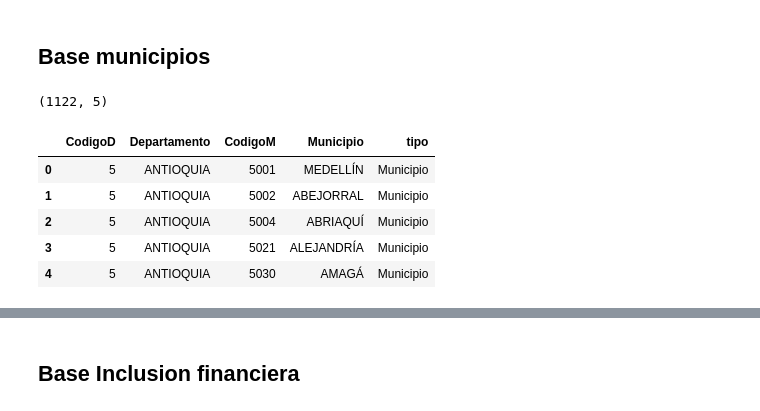
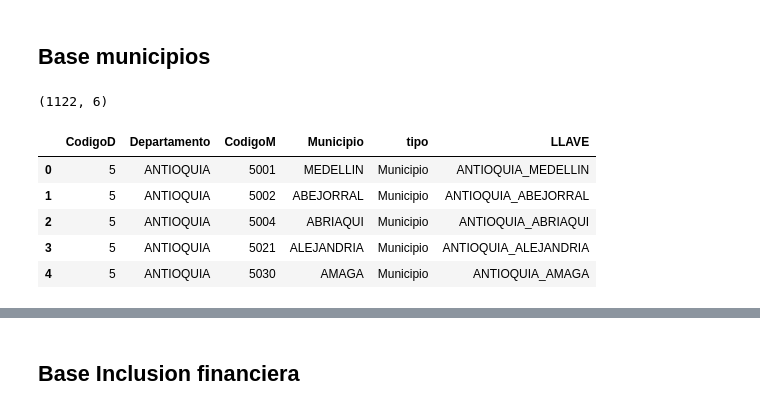
Before and after one commit to Crismaro19/ProyectoGerenciaProyectosAnaliticos, a Jupyter notebook: Codigo/Analisis_y_modelo.ipynb, the cells around one changed output, grey strips where cells are left out. Drawn from its saved outputs; the diff is of its cells as text; code cells hidden in the pictures.

Commit message:
Se estandarizan nombres de municipios para cruce con base inclusion financiera

```diff
--- a/Codigo/Analisis_y_modelo.ipynb
+++ b/Codigo/Analisis_y_modelo.ipynb
@@ -88,15 +90,27 @@ def crear_grafico_dispersion(modelo_fit, df, y):
 # %%
 # Base Municipios
 df_base = pd.read_excel("../Data/DIVIPOLA_Municipios.xlsx")
 
+df_base['Departamento'] = df_base['Departamento'].apply(unidecode)
+df_base['Municipio'] = df_base['Municipio'].apply(unidecode)
+df_base['Municipio'] = df_base['Municipio'].replace('SAN ANDRES DE TUMACO', 'TUMACO')
+df_base['Municipio'] = df_base['Municipio'].replace('SAN JOSE DE CUCUTA', 'CUCUTA')
+df_base['Municipio'] = df_base['Municipio'].replace('CARTAGENA DE INDIAS', 'CARTAGENA')
+df_base['Municipio'] = df_base['Municipio'].replace('VILLA DE SAN DIEGO DE UBATE', 'UBATE')
+df_base['Municipio'] = df_base['Municipio'].replace('SANTIAGO DE CALI', 'CALI')
+df_base['Municipio'] = df_base['Municipio'].replace('BOGOTA, D.C.', 'BOGOTA')
+df_base['Departamento'] = df_base['Departamento'].replace('BOGOTA, D.C.', 'BOGOTA')
+
+df_base['LLAVE'] = df_base['Departamento']+'_'+df_base['Municipio']
+
 #
 display(df_base.shape)
 df_base.head(5)
 # %% [output]
-(1122, 5)
+(1122, 6)
-|  | CodigoD | Departamento | CodigoM | Municipio | tipo |
-| 0 | 5 | ANTIOQUIA | 5001 | MEDELLÍN | Municipio |
-| 1 | 5 | ANTIOQUIA | 5002 | ABEJORRAL | Municipio |
-| 2 | 5 | ANTIOQUIA | 5004 | ABRIAQUÍ | Municipio |
-| 3 | 5 | ANTIOQUIA | 5021 | ALEJANDRÍA | Municipio |
-| 4 | 5 | ANTIOQUIA | 5030 | AMAGÁ | Municipio |
+|  | CodigoD | Departamento | CodigoM | Municipio | tipo | LLAVE |
+| 0 | 5 | ANTIOQUIA | 5001 | MEDELLIN | Municipio | ANTIOQUIA_MEDELLIN |
+| 1 | 5 | ANTIOQUIA | 5002 | ABEJORRAL | Municipio | ANTIOQUIA_ABEJORRAL |
+| 2 | 5 | ANTIOQUIA | 5004 | ABRIAQUI | Municipio | ANTIOQUIA_ABRIAQUI |
+| 3 | 5 | ANTIOQUIA | 5021 | ALEJANDRIA | Municipio | ANTIOQUIA_ALEJANDRIA |
+| 4 | 5 | ANTIOQUIA | 5030 | AMAGA | Municipio | ANTIOQUIA_AMAGA |
```
Also changed, not shown: parts of 61 cells of this notebook.
